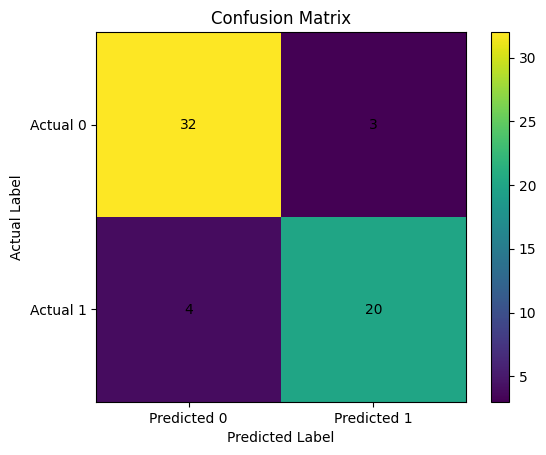
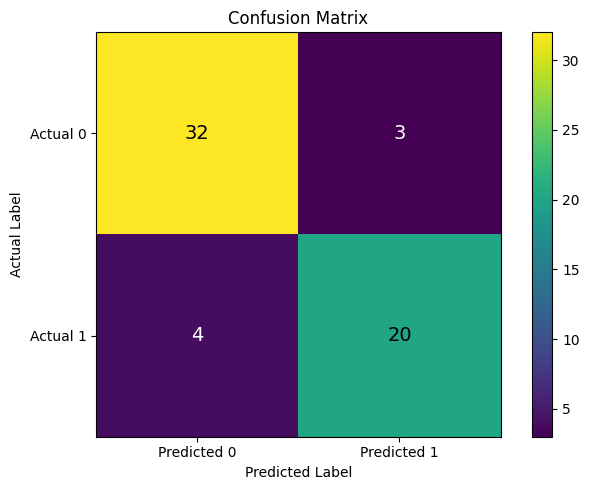
The notebook cell's code change between the first figure and the second:
--- before
+++ after
@@ -1,16 +1,28 @@
+conf_matrix = np.array([
+    [32, 3],
+    [4, 20]
+])
+
+plt.figure(figsize=(7, 5))
 plt.imshow(conf_matrix)
 plt.title("Confusion Matrix")
+plt.colorbar()
+
+labels = ["Predicted 0", "Predicted 1"]
+actual_labels = ["Actual 0", "Actual 1"]
+
+plt.xticks([0, 1], labels)
+plt.yticks([0, 1], actual_labels)
+
+threshold = conf_matrix.max() / 2
+
+for i in range(conf_matrix.shape[0]):
+    for j in range(conf_matrix.shape[1]):
+        text_color = "white" if conf_matrix[i, j] < threshold else "black"
+        plt.text(j, i, conf_matrix[i, j], ha="center", va="center", color=text_color, fontsize=14)
+
 plt.xlabel("Predicted Label")
 plt.ylabel("Actual Label")
-
-plt.xticks([0, 1], ["Predicted 0", "Predicted 1"])
-plt.yticks([0, 1], ["Actual 0", "Actual 1"])
-
-for i in range(2):
-    for j in range(2):
-        plt.text(j, i, conf_matrix.iloc[i, j], ha="center", va="center")
-
-plt.colorbar()
-
-plt.savefig(plots_dir / "confusion-matrix.png", bbox_inches="tight", dpi=300)
+plt.tight_layout()
+plt.savefig("../assets/plots/confusion-matrix.png", dpi=300, bbox_inches="tight")
 plt.show()

Commit: Polish heart disease classifier